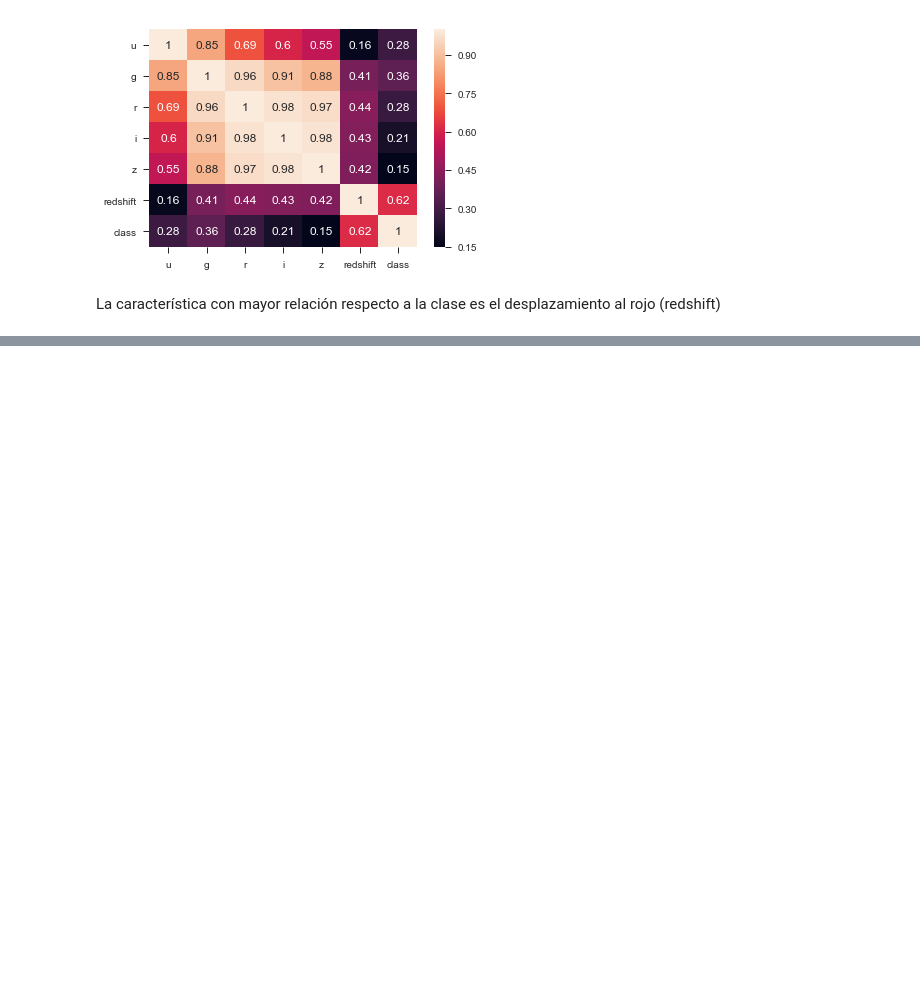
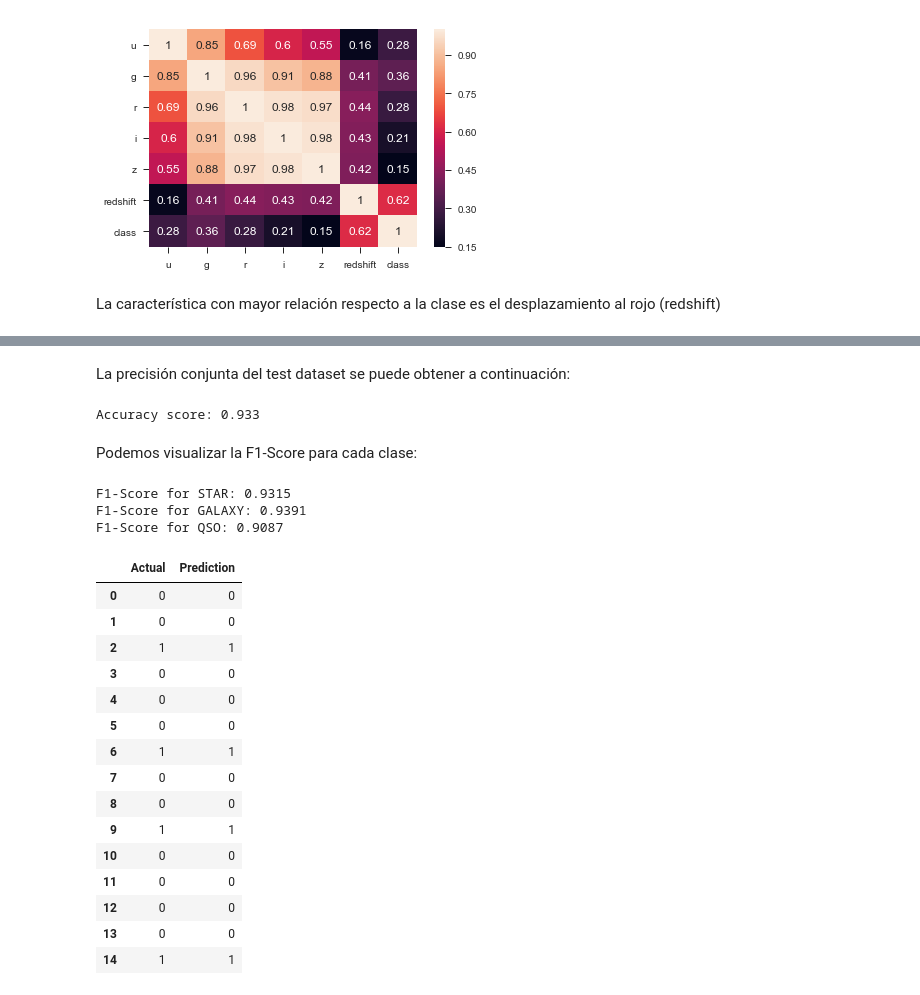
Before and after one commit to DGV1995/Machine-Learning-Data-Science, a Jupyter notebook: My notebooks/Ejercicio práctico - Clasificando estrellas.ipynb, the cells around one changed output, grey strips where cells are left out. Cells and saved outputs as stored; diff of their text form; code cells hidden in the pictures; blank space fills up the shorter version.

Commit message:
Stars classification dataset

```diff
--- a/My notebooks/Ejercicio práctico - Clasificando estrellas.ipynb
+++ b/My notebooks/Ejercicio práctico - Clasificando estrellas.ipynb
@@ -156,0 +252,2 @@ La característica con mayor relación respecto a la clase es el desplazamiento
+# %%
+rf_random.fit(x_train, y_train)
@@ -156,0 +368,8 @@ La característica con mayor relación respecto a la clase es el desplazamiento
+# %%
+model.set_params(n_estimators=80,
+                 min_samples_split=2,
+                 min_samples_leaf=1,
+                 max_features=None,
+                 max_depth=None,
+                 criterion="entropy"
+                )
@@ -156,0 +384,2 @@ La característica con mayor relación respecto a la clase es el desplazamiento
+# %%
+model.fit(x_train, y_train)
@@ -156,0 +405,39 @@ La característica con mayor relación respecto a la clase es el desplazamiento
+# %% [markdown]
+La precisión conjunta del test dataset se puede obtener a continuación:
+# %%
+print("Accuracy score: {:.3f}".format(accscore))
+# %% [output]
+Accuracy score: 0.933
+# %% [markdown]
+Podemos visualizar la F1-Score para cada clase:
+# %%
+for i in range(len(sorted_labels)):
+    print("F1-Score for {}: {:.4f}".format(inverse_class_mapper[i], f1score[i]))
+# %% [output]
+F1-Score for STAR: 0.9315
+F1-Score for GALAXY: 0.9391
+F1-Score for QSO: 0.9087
+# %%
+validation_dataset = pd.DataFrame()
+validation_dataset["Actual"] = data["class"]
+prediction = model.predict(x)
+validation_dataset["Prediction"] = prediction
+# %%
+validation_dataset.head(15)
+# %% [output]
+|  | Actual | Prediction |
+| 0 | 0 | 0 |
+| 1 | 0 | 0 |
+| 2 | 1 | 1 |
+| 3 | 0 | 0 |
+| 4 | 0 | 0 |
+| 5 | 0 | 0 |
+| 6 | 1 | 1 |
+| 7 | 0 | 0 |
+| 8 | 0 | 0 |
+| 9 | 1 | 1 |
+| 10 | 0 | 0 |
+| 11 | 0 | 0 |
+| 12 | 0 | 0 |
+| 13 | 0 | 0 |
+| 14 | 1 | 1 |
```
Also changed, not shown: parts of 31 cells of this notebook.
